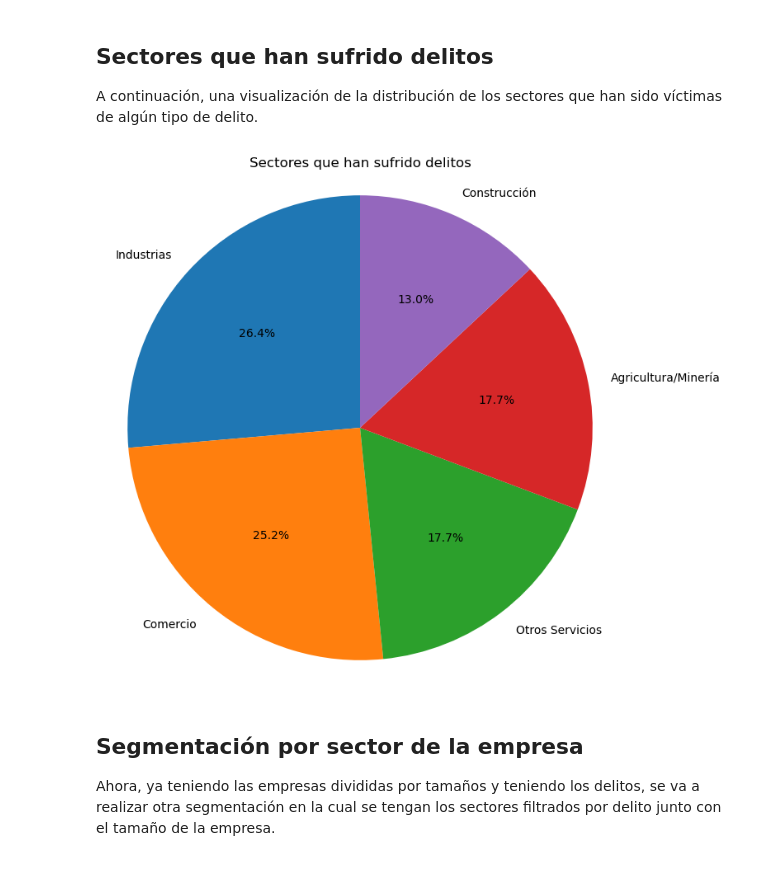
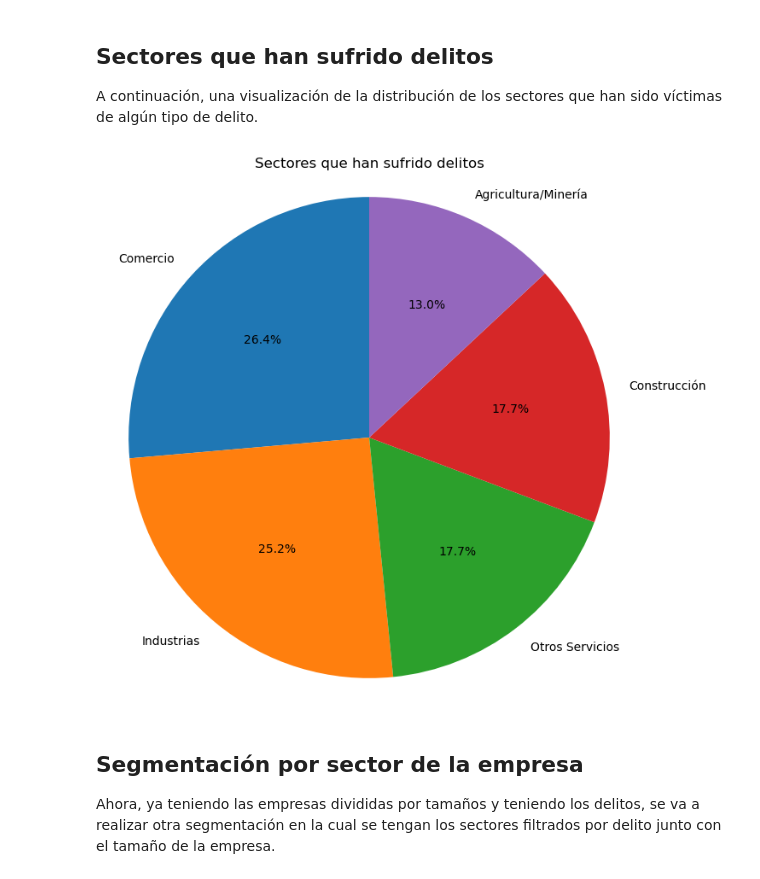
Before and after one commit to TheLudway/DataJam-CCB-CoFi2, a Jupyter notebook: ECN/2020/ECN2020.ipynb, the cells around one changed output. Drawn from its saved outputs; the diff is of its cells as text; code cells hidden in the pictures.

```diff
--- a/ECN/2020/ECN2020.ipynb
+++ b/ECN/2020/ECN2020.ipynb
@@ -129,12 +129,12 @@ plt.show()
 A continuación, una visualización de la distribución de los sectores que han sido víctimas de algún tipo de delito.
 # %%
 plt.figure(figsize=(8,8))
-plt.pie(df[(df['p_p66_p66'] == 1)]['sector'].value_counts().to_numpy(), labels=['Industrias', 'Comercio', 'Otros Servicios', 'Agricultura/Minería', 'Construcción'], autopct='%1.1f%%', startangle=90 )
+plt.pie(df[(df['p_p66_p66'] == 1)]['sector'].value_counts().to_numpy(), labels=['Comercio', 'Industrias', 'Otros Servicios', 'Construcción', 'Agricultura/Minería'], autopct='%1.1f%%', startangle=90 )
 plt.axis('equal')
 plt.title('Sectores que han sufrido delitos')
 plt.show()
 # %% [output]
-[figure, old version]
+[figure, new version]
 # %% [markdown]
 ## Segmentación por sector de la empresa
 Ahora, ya teniendo las empresas divididas por tamaños y teniendo los delitos, se va a realizar otra segmentación en la cual se tengan los sectores filtrados por delito junto con el tamaño de la empresa.
```
Also changed, not shown: 1 other file.
